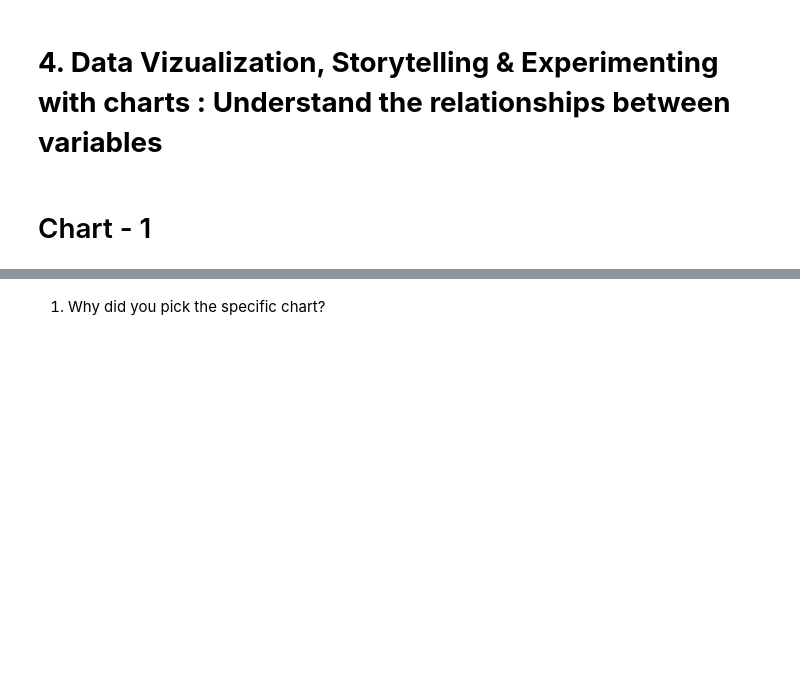
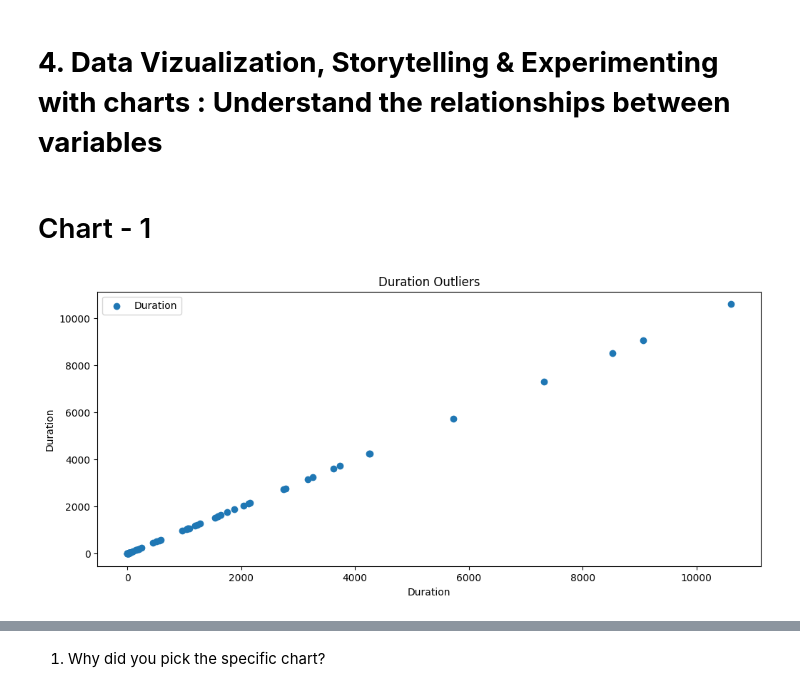
Before and after one commit to Jit562/EDA_PHONE_DATA_CAPTIONS_PROJECT, a Jupyter notebook: EDA_PHONE_DATA_PROJECT.ipynb, the cells around one changed output, grey strips where cells are left out. Cells and saved outputs as stored; diff of their text form; code cells hidden in the pictures; blank space fills up the shorter version.

```diff
--- a/EDA_PHONE_DATA_PROJECT.ipynb
+++ b/EDA_PHONE_DATA_PROJECT.ipynb
@@ -311,0 +448,3 @@ Unique values for variable 'network_type': 6
+# %%
+# find the month data
+df_month = df['date'].dt.month
@@ -311,0 +457,3 @@ Unique values for variable 'network_type': 6
+# %%
+# find the data of with network and item
+df3 = df.sort_values(["date"],ascending=True).groupby(["network","item",df_month]).agg({"duration":sum,})
@@ -321,0 +610,10 @@ Answer Here.
+# %%
+# Chart - 1 visualization code
+import matplotlib.pyplot as plt
+plt.scatter(df3['duration'], df3['duration'], label='Duration')
+plt.xlabel('Duration')
+plt.ylabel('Duration')
+plt.title('Duration Outliers')
+_ = plt.legend()
+# %% [output]
+[figure, added]
```
Also changed, not shown: parts of 58 cells of this notebook.
